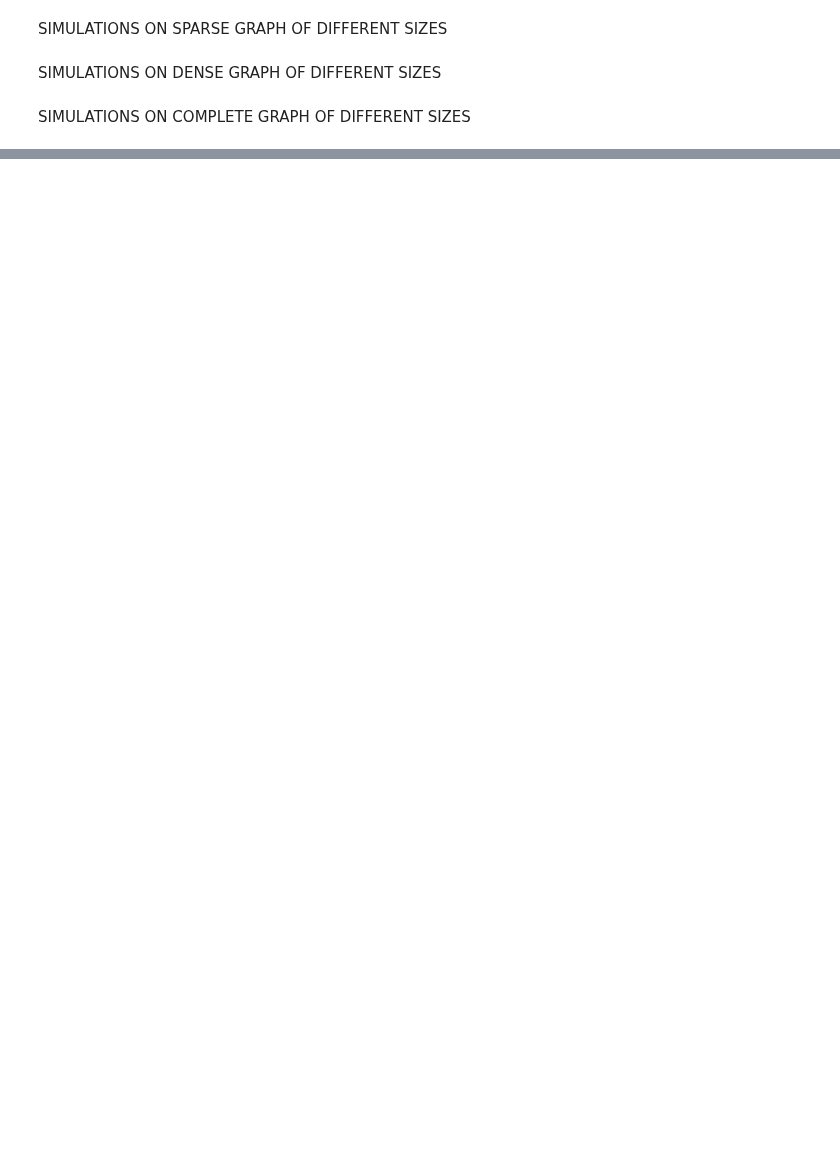
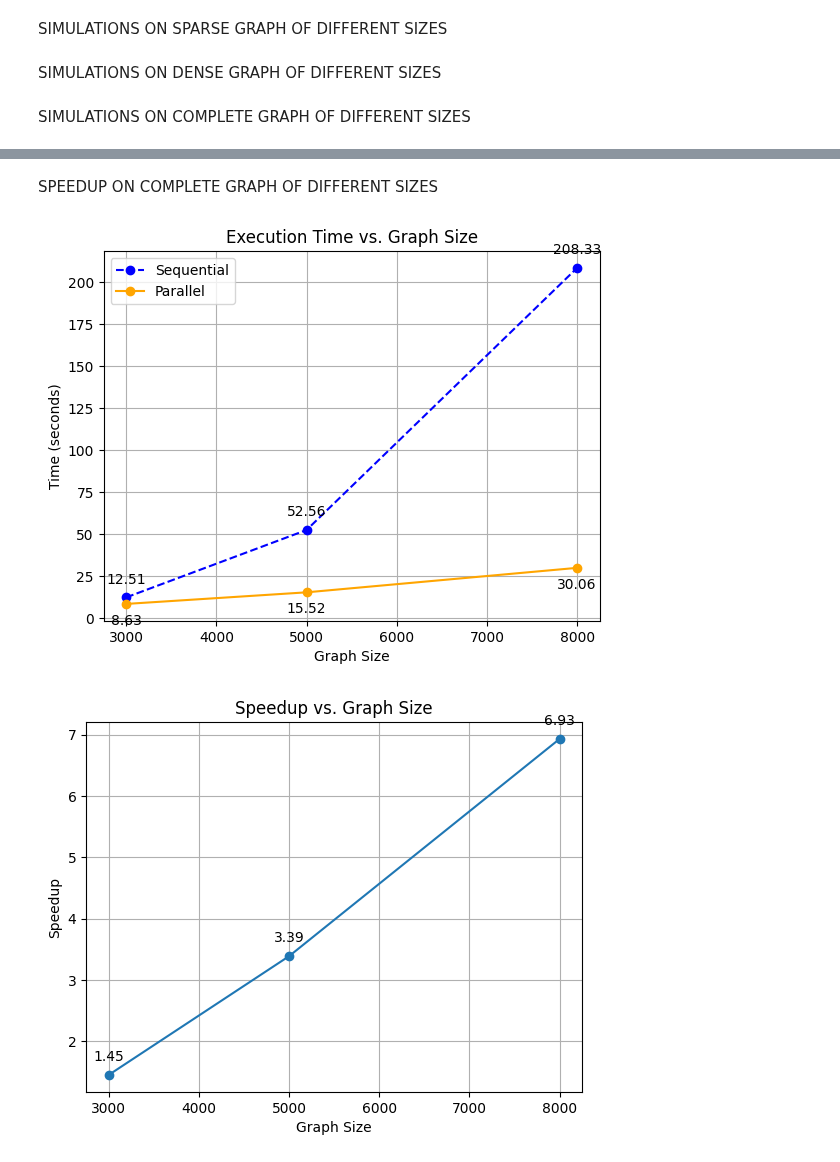
Before and after one commit to lmignone1/VF2pp-in-CUDA, a Jupyter notebook: benchmark/comparison.ipynb, the cells around one changed output, grey strips where cells are left out. Saved outputs shown, nothing was run; the diff lists cells and outputs as text; code cells hidden in the pictures; blank space fills up the shorter version.

```diff
--- a/benchmark/comparison.ipynb
+++ b/benchmark/comparison.ipynb
@@ -371,0 +505,11 @@ for dim in graph_dimension:
+# %% [markdown]
+SPEEDUP ON COMPLETE GRAPH OF DIFFERENT SIZES
+# %%
+comp = ParallelSequentialComparison()
+comp.compare_in_complete_graphs()
+comp.plot_times()
+print("\n")
+comp.plot_speedup()
+# %% [output]
+[figure, added]
+[figure, added]
```
Also changed, not shown: parts of 15 cells of this notebook, 23 other files.
